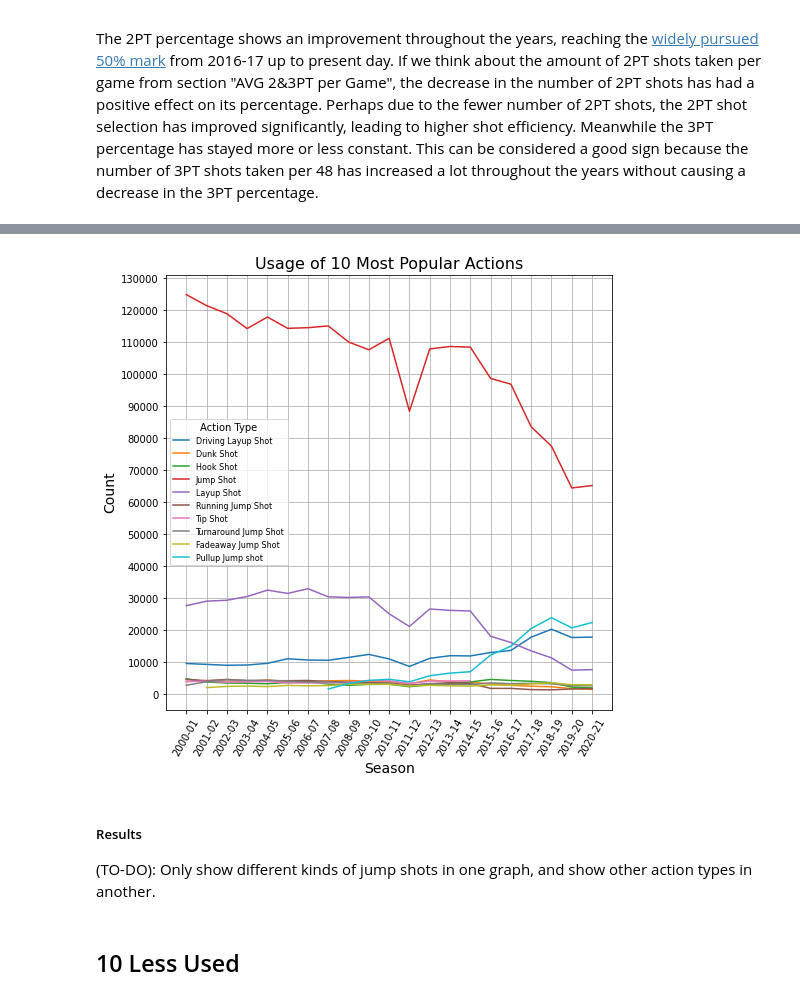
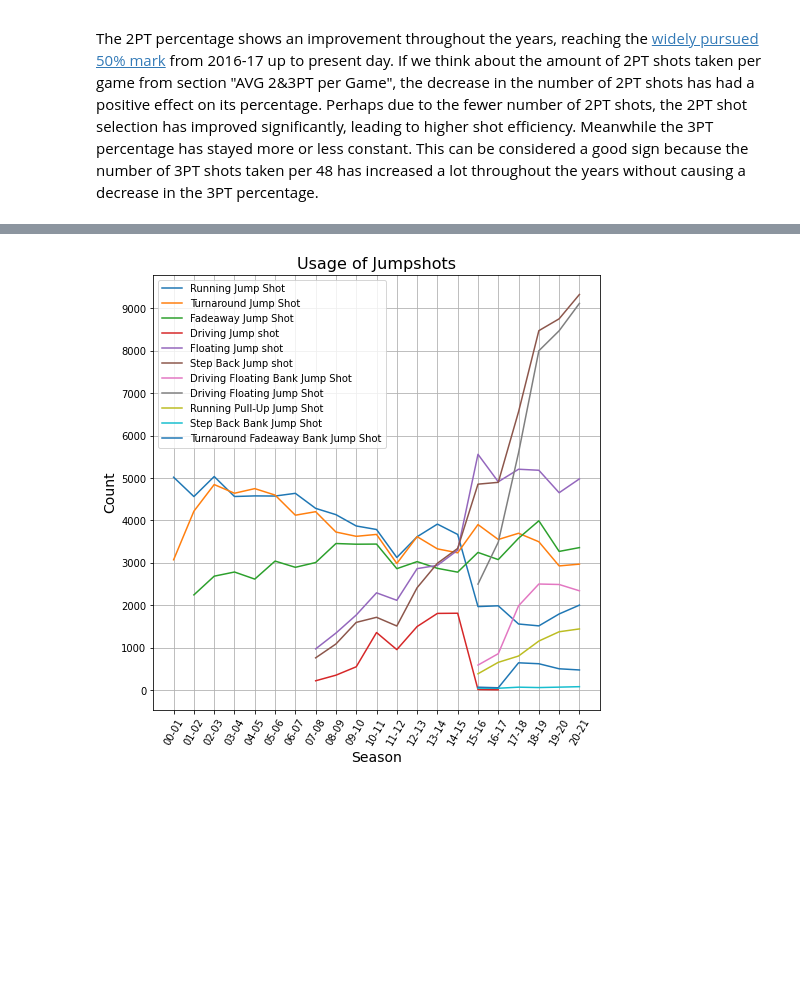
Before and after one commit to kmcsquared/TFM, a Jupyter notebook: shots.ipynb, the cells around one changed output, grey strips where cells are left out. Cells and saved outputs as stored; diff of their text form; code cells hidden in the pictures; blank space fills up the shorter version.

```diff
--- a/shots.ipynb
+++ b/shots.ipynb
@@ -630,6 +629,7 @@ The 2PT percentage shows an improvement throughout the years, reaching the [wide
 Analyse the usage of different kinds of shots throughout the years.
 To understand what each action is (video), you can search a player's shooting stats and filter the action type (e.g. [Evan Mobley actions](https://www.nba.com/stats/player/1630596/shooting/?dir=1&sort=FGM))
 # %%
-action_types = all_shots.groupby(['SEASON ID', 'ACTION TYPE']).size().reset_index(name='COUNT')
+action_types = all_shots.groupby(['SEASON ID', 'GAME ID', 'ACTION TYPE', 'SEASON STAGE']).size().reset_index(name='PER GAME')
+action_types = action_types.groupby(['SEASON ID', 'ACTION TYPE', 'SEASON STAGE']).mean().reset_index().drop('GAME ID', axis=1)
 action_types
 # %% [output]
@@ -670,0 +750,19 @@ actions_most_used
+# %%
+# Simple jumpshot and pull-up are clearly the most common
+
+plt.figure(figsize=(8,8))
+plt.title('Usage of Most Common Jumpshots', fontsize=16)
+plt.xlabel('Season', fontsize=14)
+plt.ylabel('Count', fontsize=14)
+
+for action in ['Jump Shot', 'Pullup Jump shot']:
+    action_series = jumpshots[jumpshots['ACTION TYPE'] == action]
+    plt.plot(action_series['SEASON ID'], action_series['COUNT'], label=action)
+
+x_labels = [season[2:] for season in jumpshots['SEASON ID'].unique()]
+plt.xticks(np.arange(0, 21), labels=x_labels)
+plt.yticks(np.arange(0, plt.ylim()[1], step=10000))
+plt.tick_params(axis='x', which='major', labelsize=10, rotation=60)
+plt.legend()
+plt.grid(True)
+plt.show()
@@ -671,22 +771,22 @@ actions_most_used
 # %%
+# Plot other jumpshots
+
 plt.figure(figsize=(8,8))
-plt.title('Usage of 10 Most Popular Actions', fontsize=16)
+plt.title('Usage of Jumpshots', fontsize=16)
 plt.xlabel('Season', fontsize=14)
 plt.ylabel('Count', fontsize=14)
+
+for action in jumpshots['ACTION TYPE'].unique():
+    if action != 'Jump Shot' and action != 'Pullup Jump shot':
+        action_series = jumpshots[jumpshots['ACTION TYPE'] == action]
+        plt.plot(action_series['SEASON ID'], action_series['COUNT'], label=action)
+
+x_labels = [season[2:] for season in jumpshots['SEASON ID'].unique()]
+plt.xticks(np.arange(0, 21), labels=x_labels)
+plt.yticks(np.arange(0, plt.ylim()[1], step=1000))
 plt.tick_params(axis='x', which='major', labelsize=10, rotation=60)
+plt.legend()
 plt.grid(True)
-
-for action in actions_most_used['ACTION TYPE'].unique():
-    action_series = actions_most_used[actions_most_used['ACTION TYPE'] == action]
-    plt.plot(action_series['SEASON ID'], action_series['COUNT'], label=action)
-
-plt.legend(fontsize=8, title='Action Type')
-plt.yticks(np.arange(0, plt.ylim()[1], step=10000))
 plt.show()
 # %% [output]
-[figure, old version]
+[figure, new version]
-# %% [markdown]
-##### Results
-(TO-DO): Only show different kinds of jump shots in one graph, and show other action types in another.
-# %% [markdown]
-## 10 Less Used
```
Also changed, not shown: parts of 21 cells of this notebook, 1 other file.
